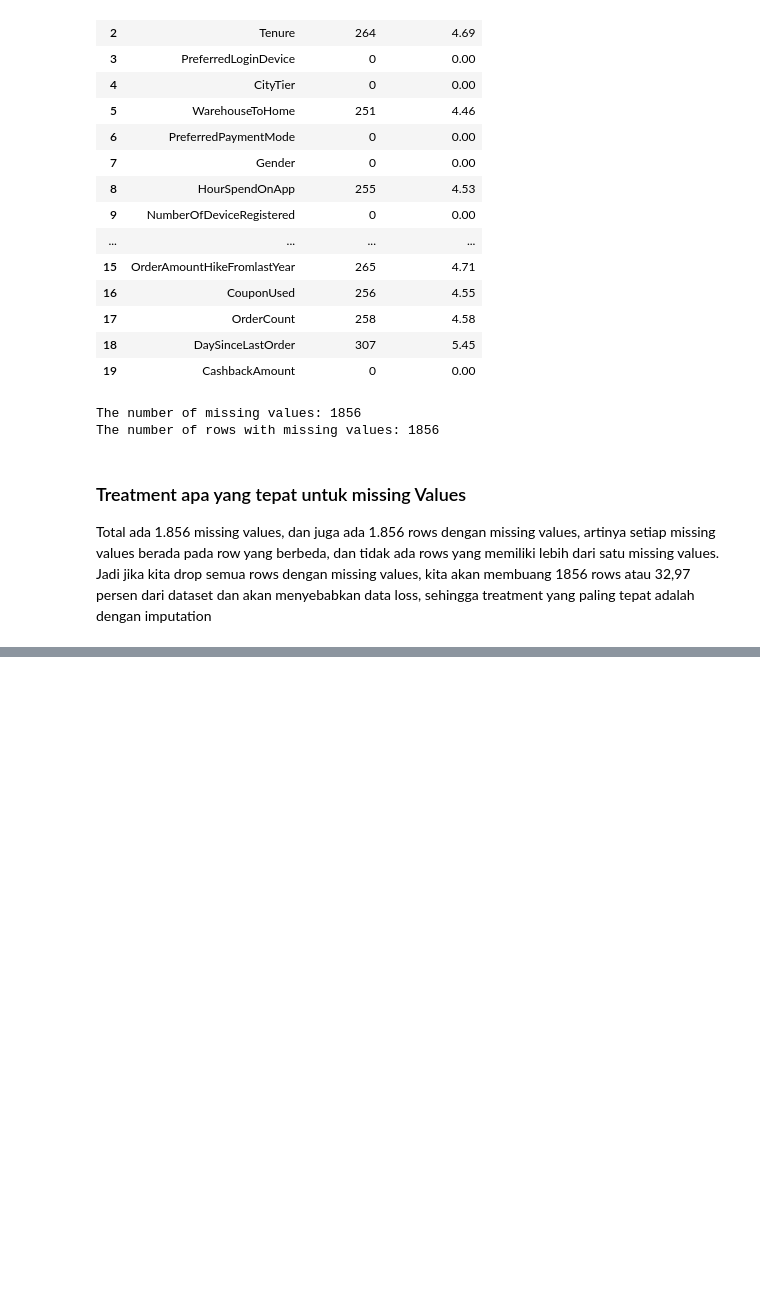
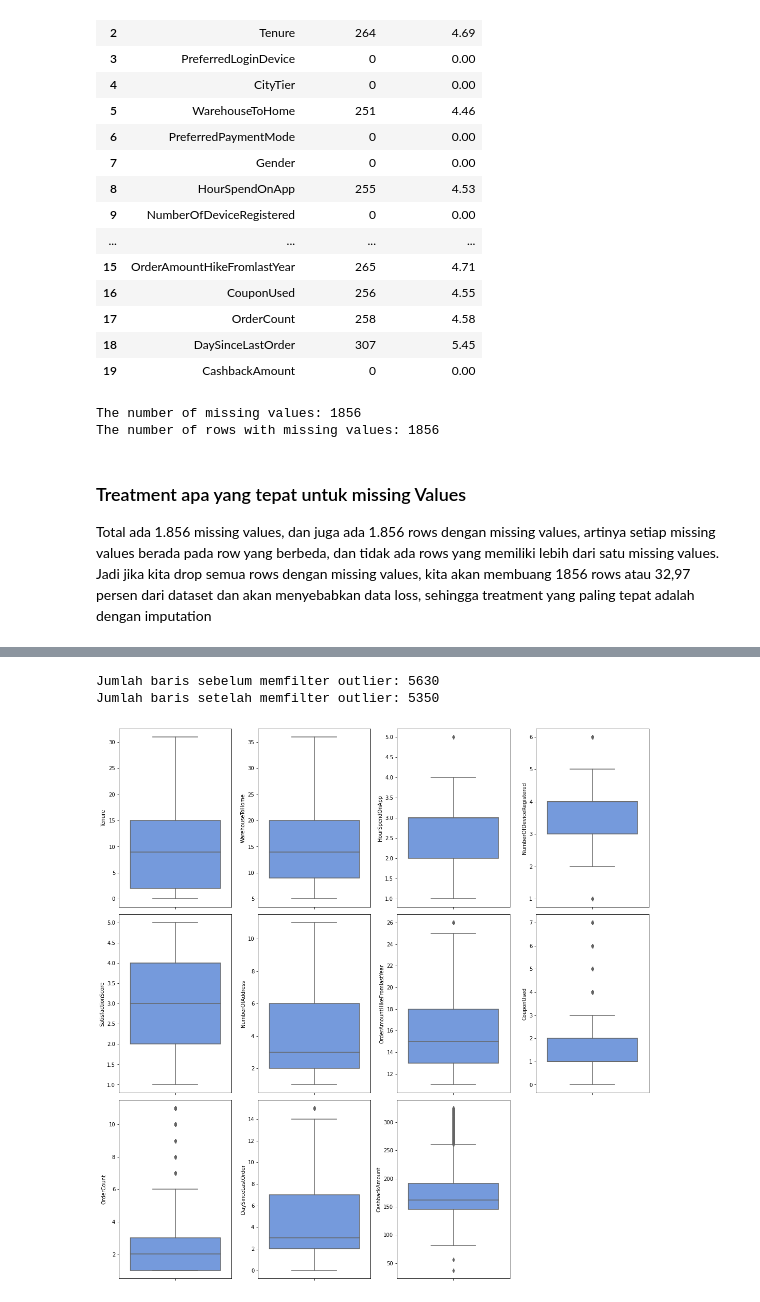
Before and after one commit to garrylgiancarlo/FinalProject_RakaminDS, a Jupyter notebook: Stage2_Preprocessing_259.ipynb, the cells around one changed output, grey strips where cells are left out. Cells and saved outputs as stored; diff of their text form; code cells hidden in the pictures; blank space fills up the shorter version.

```diff
--- a/Stage2_Preprocessing_259.ipynb
+++ b/Stage2_Preprocessing_259.ipynb
@@ -293,0 +254,25 @@ See the caveats in the documentation: https://pandas.pydata.org/pandas-docs/stab
+# %%
+df4 = df3.copy()
+# %%
+print(f'Jumlah baris sebelum memfilter outlier: {len(df4)}')
+
+filtered_entries = np.array([True] * len(df4))
+
+for col in nums:
+    zscore = abs(stats.zscore(df4[col]))
+    filtered_entries = (zscore < 3) & filtered_entries
+
+df4 = df4[filtered_entries]
+
+print(f'Jumlah baris setelah memfilter outlier: {len(df4)}')
+# %% [output]
+Jumlah baris sebelum memfilter outlier: 5630
+Jumlah baris setelah memfilter outlier: 5350
+# %%
+plt.figure(figsize=(15,20))
+for i in range(0, len(nums)):
+  plt.subplot(4, 4, i+1)
+  sns.boxplot(y=df4[nums[i]], color='cornflowerblue', orient='v')
+  plt.tight_layout()
+# %% [output]
+[figure, added]
```
Also changed, not shown: parts of 65 cells of this notebook, 1 other file.
